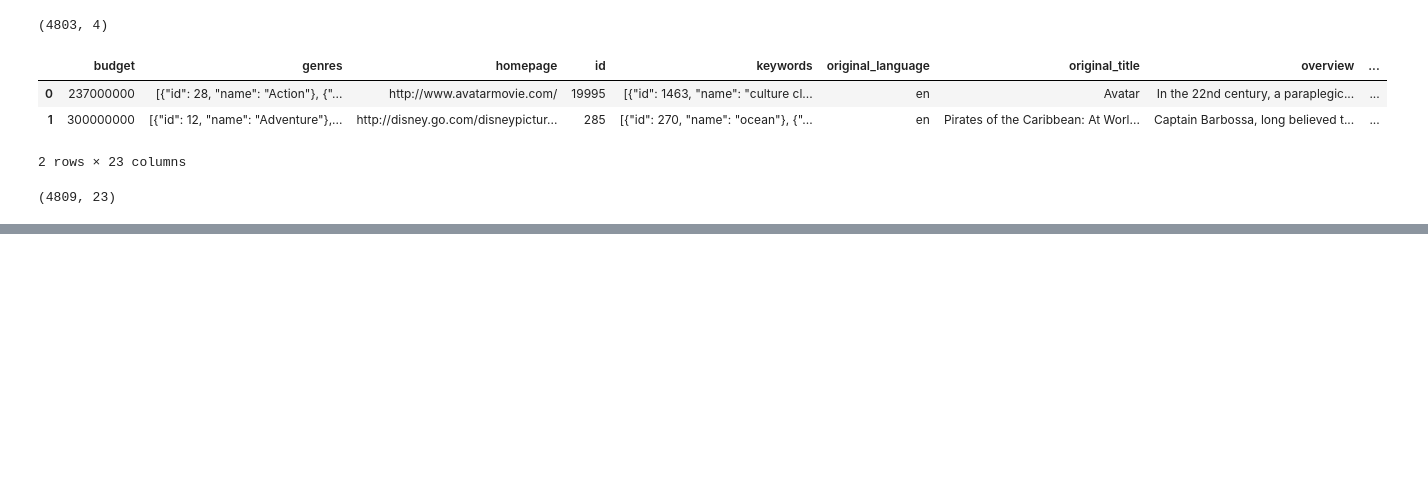
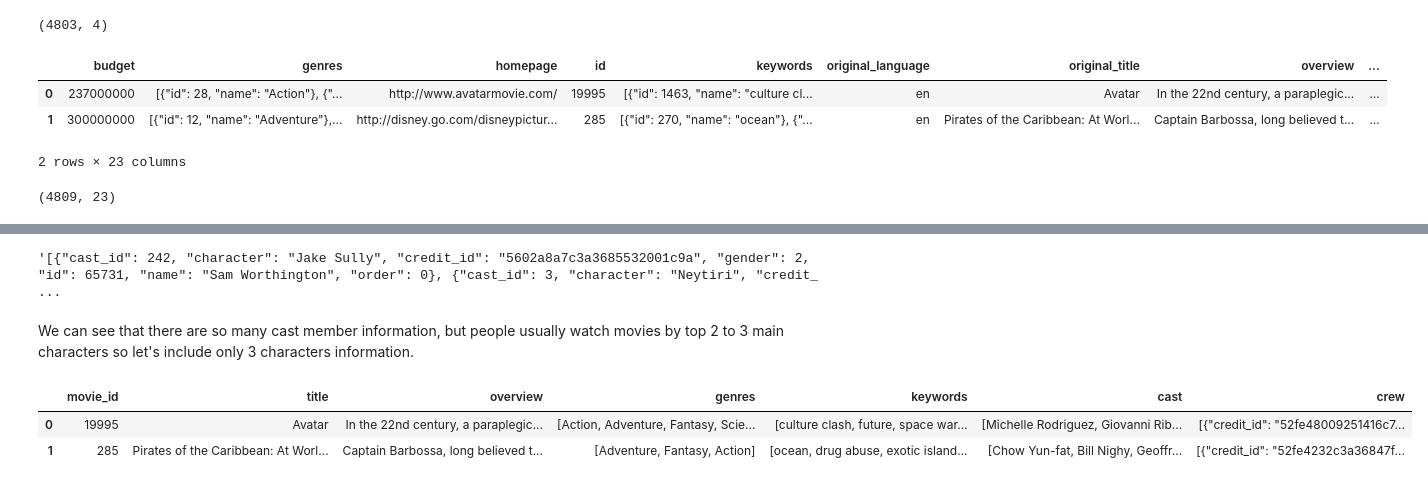
Before and after one commit to Om700-create/movie-recommender-system, a Jupyter notebook: ead and model training.ipynb, the cells around one changed output, grey strips where cells are left out. Cells and saved outputs as stored; diff of their text form; code cells hidden in the pictures; blank space fills up the shorter version.

```diff
--- a/ead and model training.ipynb
+++ b/ead and model training.ipynb
@@ -51,0 +115,22 @@ movies.head()
+# %%
+movies['cast'][0]
+# %% [output]
+'[{"cast_id": 242, "character": "Jake Sully", "credit_id": "5602a8a7c3a3685532001c9a", "gender": 2, "id": 65731, "name": "Sam Worthington", "order": 0}, {"cast_id": 3, "character": "Neytiri", "credit_ ...
+# %% [markdown]
+We can see that there are so many cast member information, but people usually watch movies by top 2 to 3 main characters so let's include only 3 characters information.
+# %%
+def convert3(text):
+    L=[]
+    counter=0
+    for i in ast.literal_eval(text):
+        if counter > 3:
+            L.append(i['name'])
+        counter+=1
+    return L
+# %%
+movies['cast']=movies['cast'].apply(convert3)
+movies.head(2)
+# %% [output]
+|  | movie_id | title | overview | genres | keywords | cast | crew |
+| 0 | 19995 | Avatar | In the 22nd century, a paraplegic... | [Action, Adventure, Fantasy, Scie... | [culture clash, future, space war... | [Michelle Rodriguez, Giovanni Rib... | [{"credit_id": "52fe48009251416c7... |
+| 1 | 285 | Pirates of the Caribbean: At Worl... | Captain Barbossa, long believed t... | [Adventure, Fantasy, Action] | [ocean, drug abuse, exotic island... | [Chow Yun-fat, Bill Nighy, Geoffr... | [{"credit_id": "52fe4232c3a36847f... |
```
Also changed, not shown: parts of 43 cells of this notebook.
